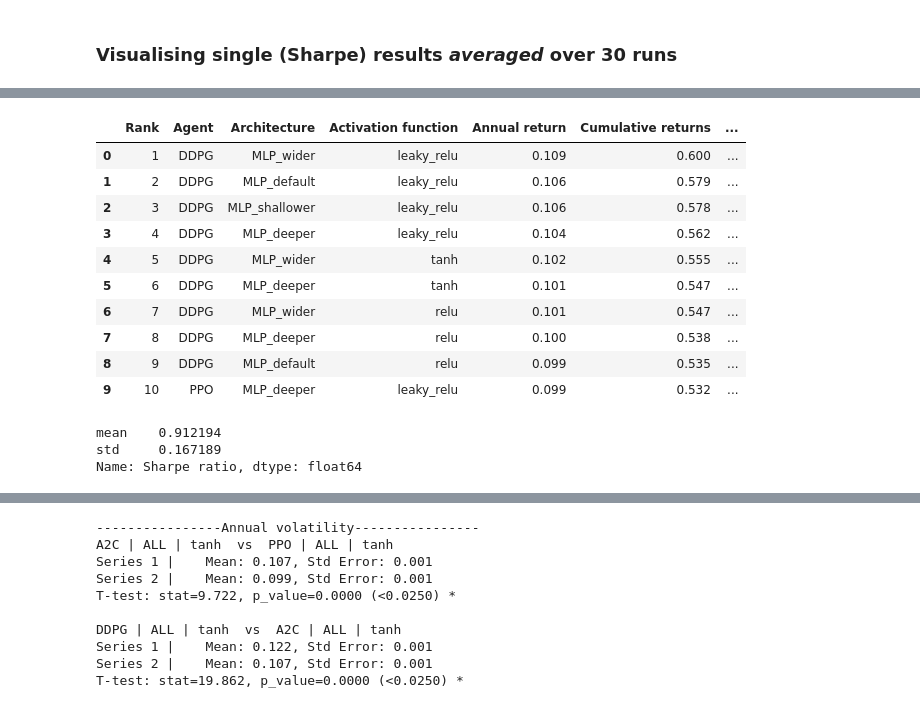
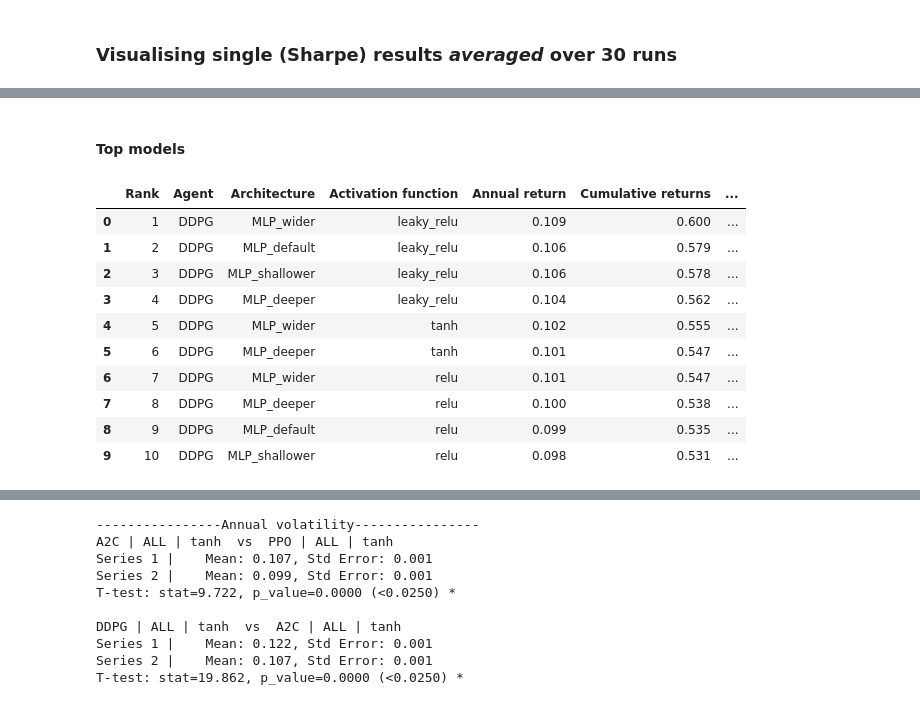
Before and after one commit to ar2679/thesis, a Jupyter notebook: Dissertation outputs.ipynb, the cells around one changed output, grey strips where cells are left out. Drawn from its saved outputs; the diff is of its cells as text; code cells hidden in the pictures.

```diff
--- a/Dissertation outputs.ipynb
+++ b/Dissertation outputs.ipynb
@@ -361,31 +300,31 @@ plt.tight_layout()
-# %%
-# Generates the top models ()
-top_models_df = (
-    results_df.reset_index(drop=True)
-              .drop(columns=['Max drawdown', 'Turbulence threshold'])
-              .reset_index(drop=False)
-              .rename(columns={'index': 'Rank', 'Model name': 'Agent'})
-              .sort_values(by='Annual return', ascending=False)
-)
-top_models_df['Rank'] = top_models_df['Rank'] + 1
-top_models_df = top_models_df.iloc[:10]
-top_models_df.iloc[:, -4:] = top_models_df.iloc[:, -4:].apply(lambda x: [round(elem, 3) for elem in x])
-top_models_df
-# %% [output]
-|  | Rank | Agent | Architecture | Activation function | Annual return | Cumulative returns | ... |
-| 0 | 1 | DDPG | MLP_wider | leaky_relu | 0.109 | 0.600 | ... |
-| 1 | 2 | DDPG | MLP_default | leaky_relu | 0.106 | 0.579 | ... |
-| 2 | 3 | DDPG | MLP_shallower | leaky_relu | 0.106 | 0.578 | ... |
-| 3 | 4 | DDPG | MLP_deeper | leaky_relu | 0.104 | 0.562 | ... |
-| 4 | 5 | DDPG | MLP_wider | tanh | 0.102 | 0.555 | ... |
-| 5 | 6 | DDPG | MLP_deeper | tanh | 0.101 | 0.547 | ... |
-| 6 | 7 | DDPG | MLP_wider | relu | 0.101 | 0.547 | ... |
-| 7 | 8 | DDPG | MLP_deeper | relu | 0.100 | 0.538 | ... |
-| 8 | 9 | DDPG | MLP_default | relu | 0.099 | 0.535 | ... |
-| 9 | 10 | PPO | MLP_deeper | leaky_relu | 0.099 | 0.532 | ... |
-# %%
-run_df.query('model_long_name == "DDPG_MLP_wider_leaky_relu_TL140"')['Sharpe ratio'].agg([np.mean, np.std])
-# %% [output]
-mean    0.912194
-std     0.167189
-Name: Sharpe ratio, dtype: float64
+# %% [markdown]
+#### Top models
+# %%
+def top_results(results_df: pd.DataFrame, sort_values_by: str, ascending: bool = True, top_n: int = 10):
+    results_df = (
+        results_df.sort_values(sort_values_by, ascending=ascending)
+                  .reset_index(drop=True)
+                  .rename(columns={'Model name': 'Agent'})
+    )
+    results_df.insert(0, 'Rank', range(1, len(results_df) + 1))
+    results_df.iloc[:, 5:] = results_df.iloc[:, 5:].round(3)
+    return results_df.loc[
+        results_df.Rank.isin(range(1, top_n + 1)),
+        ['Rank', 'Agent', 'Architecture', 'Activation function', 'Annual return',
+         'Cumulative returns', 'Annual volatility', 'Sharpe ratio']
+    ]
+
+# change 'sort_values_by' as needed
+top_results(results_df, sort_values_by='Annual return', ascending=False, top_n=10)
+# %% [output]
+|  | Rank | Agent | Architecture | Activation function | Annual return | Cumulative returns | ... |
+| 0 | 1 | DDPG | MLP_wider | leaky_relu | 0.109 | 0.600 | ... |
+| 1 | 2 | DDPG | MLP_default | leaky_relu | 0.106 | 0.579 | ... |
+| 2 | 3 | DDPG | MLP_shallower | leaky_relu | 0.106 | 0.578 | ... |
+| 3 | 4 | DDPG | MLP_deeper | leaky_relu | 0.104 | 0.562 | ... |
+| 4 | 5 | DDPG | MLP_wider | tanh | 0.102 | 0.555 | ... |
+| 5 | 6 | DDPG | MLP_deeper | tanh | 0.101 | 0.547 | ... |
+| 6 | 7 | DDPG | MLP_wider | relu | 0.101 | 0.547 | ... |
+| 7 | 8 | DDPG | MLP_deeper | relu | 0.100 | 0.538 | ... |
+| 8 | 9 | DDPG | MLP_default | relu | 0.099 | 0.535 | ... |
+| 9 | 10 | DDPG | MLP_shallower | relu | 0.098 | 0.531 | ... |
```
Also changed, not shown: parts of 43 cells of this notebook, 2 other files.
